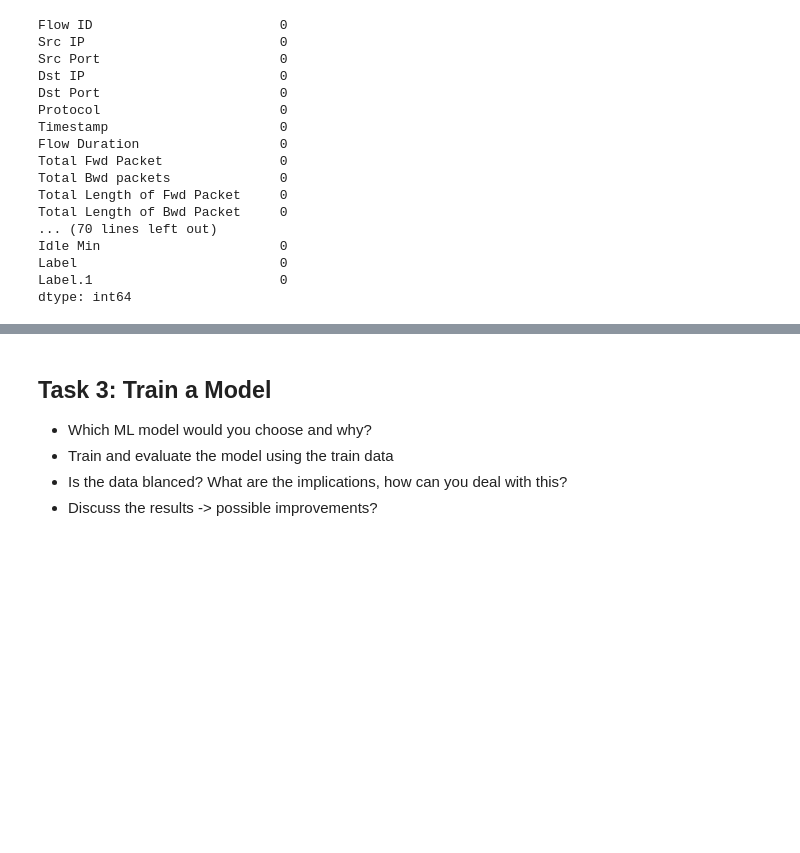
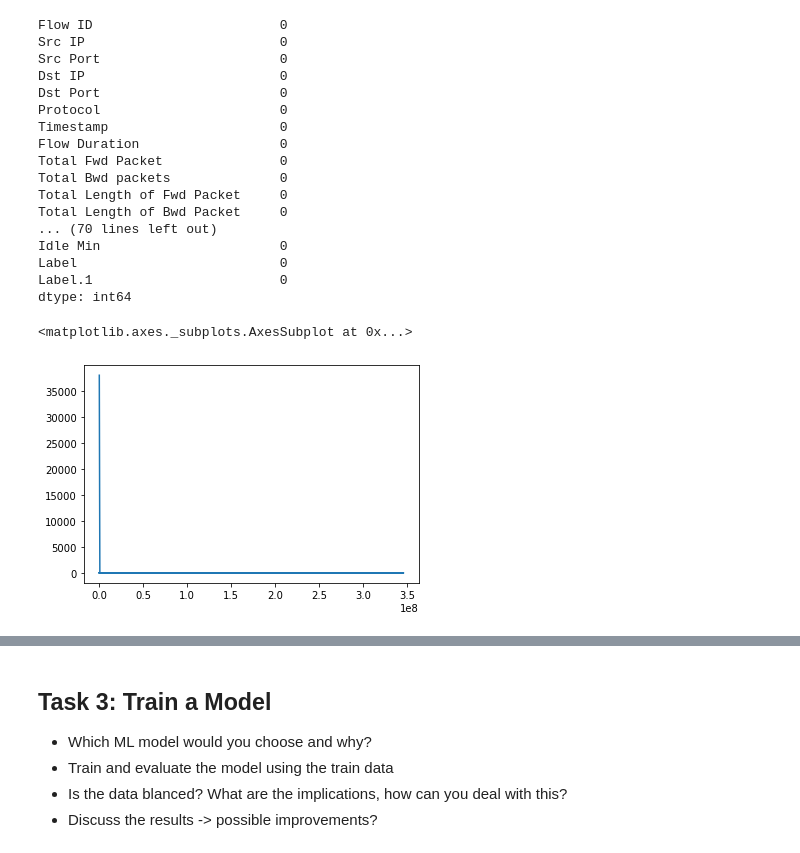
Before and after one commit to kromy99/DataMining2020, a Jupyter notebook: week8/Assignment_DarkNet_detection.ipynb, the cells around one changed output, grey strips where cells are left out. Saved outputs shown, nothing was run; the diff lists cells and outputs as text; code cells hidden in the pictures; blank space fills up the shorter version.

```diff
--- a/week8/Assignment_DarkNet_detection.ipynb
+++ b/week8/Assignment_DarkNet_detection.ipynb
@@ -83,3 +93,8 @@ Idle Min                       0
 Label                          0
 Label.1                        0
 dtype: int64
+# %%
+data["Flow Bytes/s"].value_counts().plot()
+# %% [output]
+<matplotlib.axes._subplots.AxesSubplot at 0x...>
+[figure, added]
```
Also changed, not shown: parts of 36 cells of this notebook, 1 other file.
